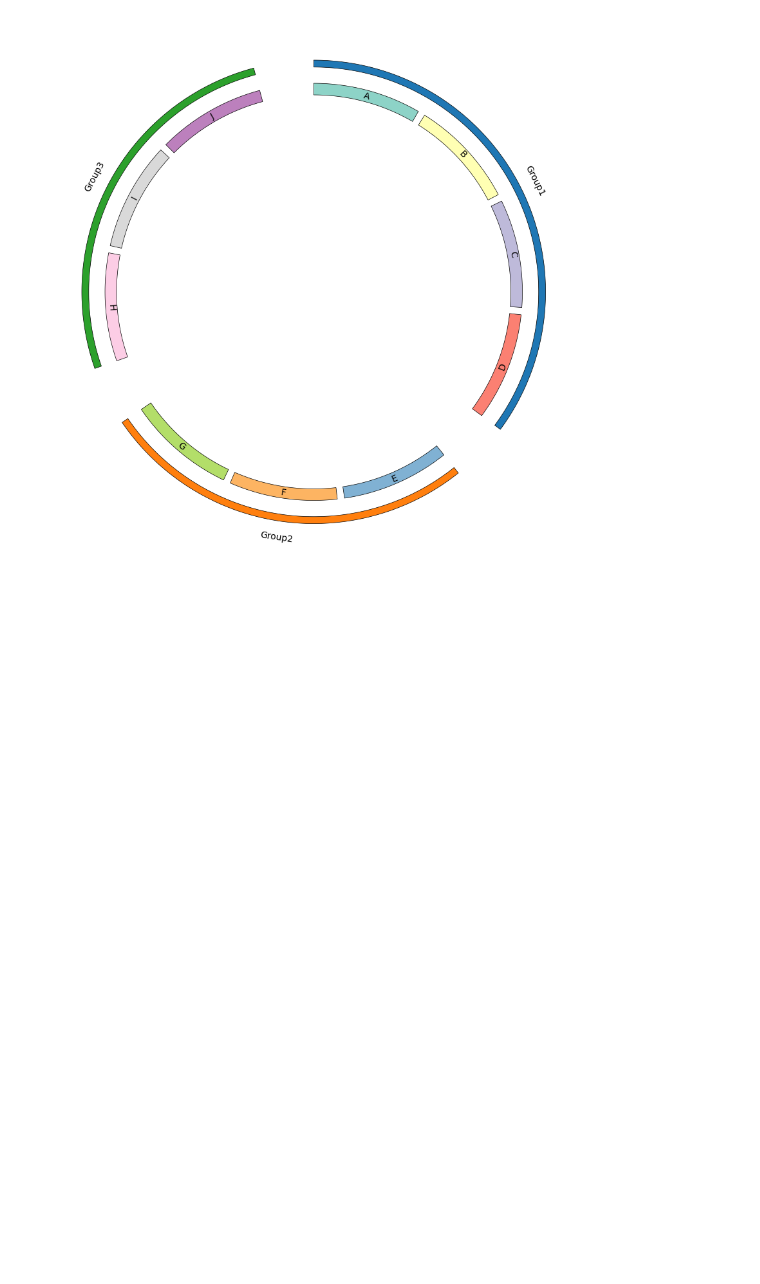
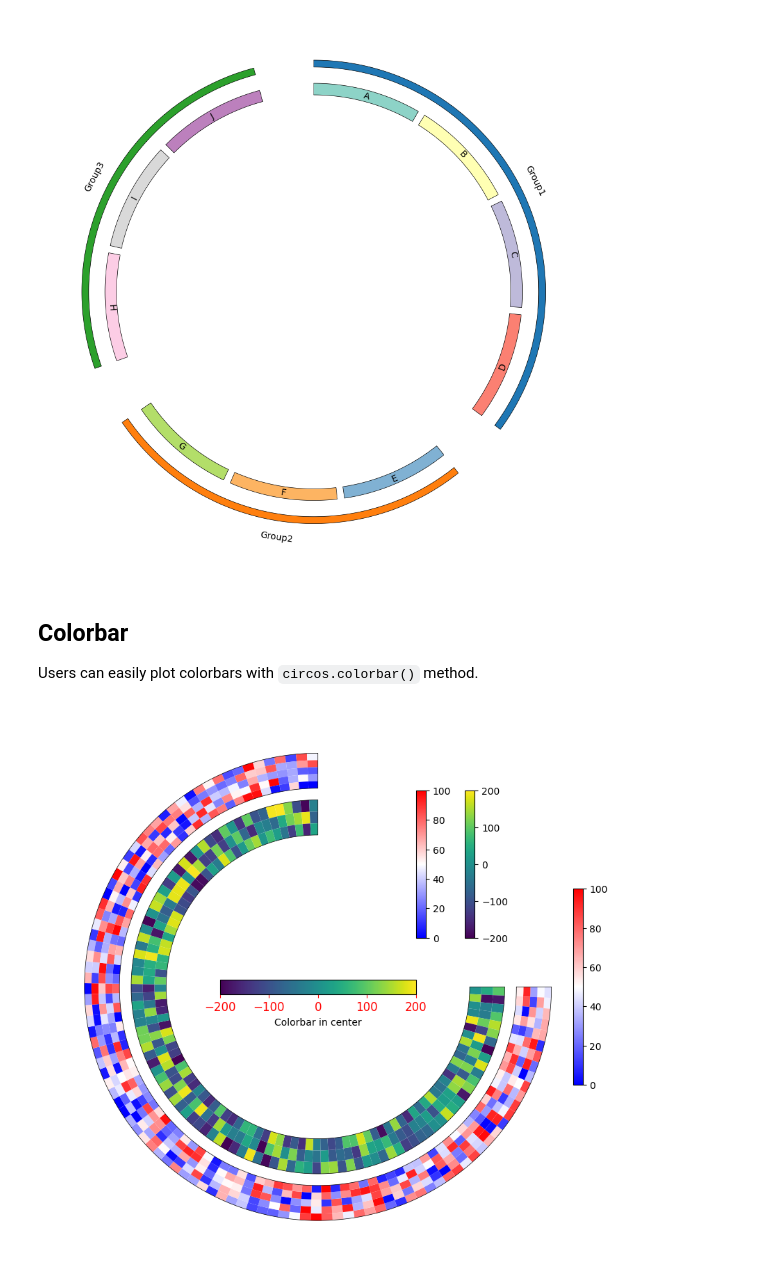
Before and after one commit to moshi4/pyCirclize, a Jupyter notebook: docs/plot_tips.ipynb, the cells around one changed output. Drawn from its saved outputs; the diff is of its cells as text; code cells hidden in the pictures; blank space fills up the shorter version.

Commit message:
Update notebook docs
- Add `track.grid()` plot api example
- Add `circos.colorbar()` plot tips
- Add legend plot tips

```diff
--- a/docs/plot_tips.ipynb
+++ b/docs/plot_tips.ipynb
@@ -99,3 +99,48 @@ for idx, group in enumerate((group1, group2, group3), 1):
 fig = circos.plotfig()
 # %% [output]
 [figure]
+# %% [markdown]
+## Colorbar
+
+Users can easily plot colorbars with `circos.colorbar()` method.
+# %%
+from pycirclize import Circos
+import numpy as np
+np.random.seed(0)
+
+# Initialize Circos instance
+circos = Circos(sectors=dict(data=100), start=90)
+sector = circos.sectors[0]
+
+# Plot heatmap track1 (cmap="bwr")
+track1 = sector.add_track((85, 100))
+track1.axis()
+vmin1, vmax1, cmap1 = 0, 100, "bwr"
+matrix1 = np.random.randint(vmin1, vmax1, (5, 100))
+track1.heatmap(matrix1, cmap=cmap1, vmin=vmin1, vmax=vmax1)
+
+# Plot heatmap track2 (cmap="viridis")
+track2 = sector.add_track((65, 80))
+track2.axis()
+vmin2, vmax2, cmap2 = -200, 200, "viridis"
+matrix2 = np.random.randint(vmin2, vmax2, (3, 100))
+track2.heatmap(matrix2, cmap=cmap2, vmin=vmin2, vmax=vmax2)
+
+# Plot colorbar in various style
+# bounds = (x, y, width, height)
+circos.colorbar(vmin=vmin1, vmax=vmax1)
+circos.colorbar(bounds=(0.7, 0.6, 0.02, 0.3), vmin=vmin1, vmax=vmax1, cmap="bwr")
+circos.colorbar(bounds=(0.8, 0.6, 0.02, 0.3), vmin=vmin2, vmax=vmax2, cmap="viridis")
+circos.colorbar(
+    bounds=(0.3, 0.485, 0.4, 0.03),
+    vmin=vmin2,
+    vmax=vmax2,
+    cmap="viridis",
+    orientation="horizontal",
+    colorbar_kws=dict(label="Colorbar in center"),
+    tick_kws=dict(labelsize=12, colors="red"),
+)
+
+fig = circos.plotfig()
+# %% [output]
+[figure, added]
```
Also changed, not shown: parts of 2 cells of this notebook, 1 other file.
